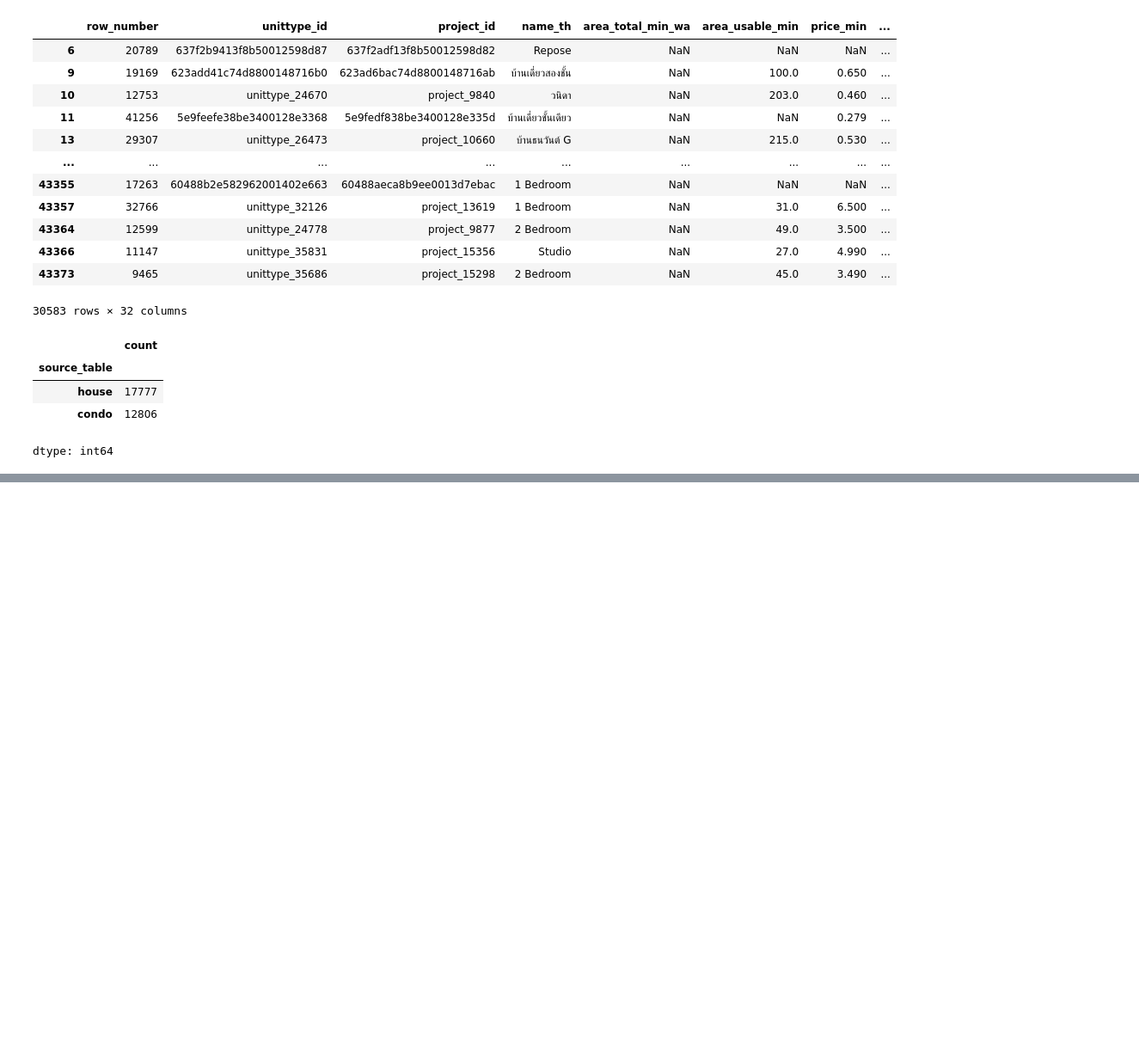
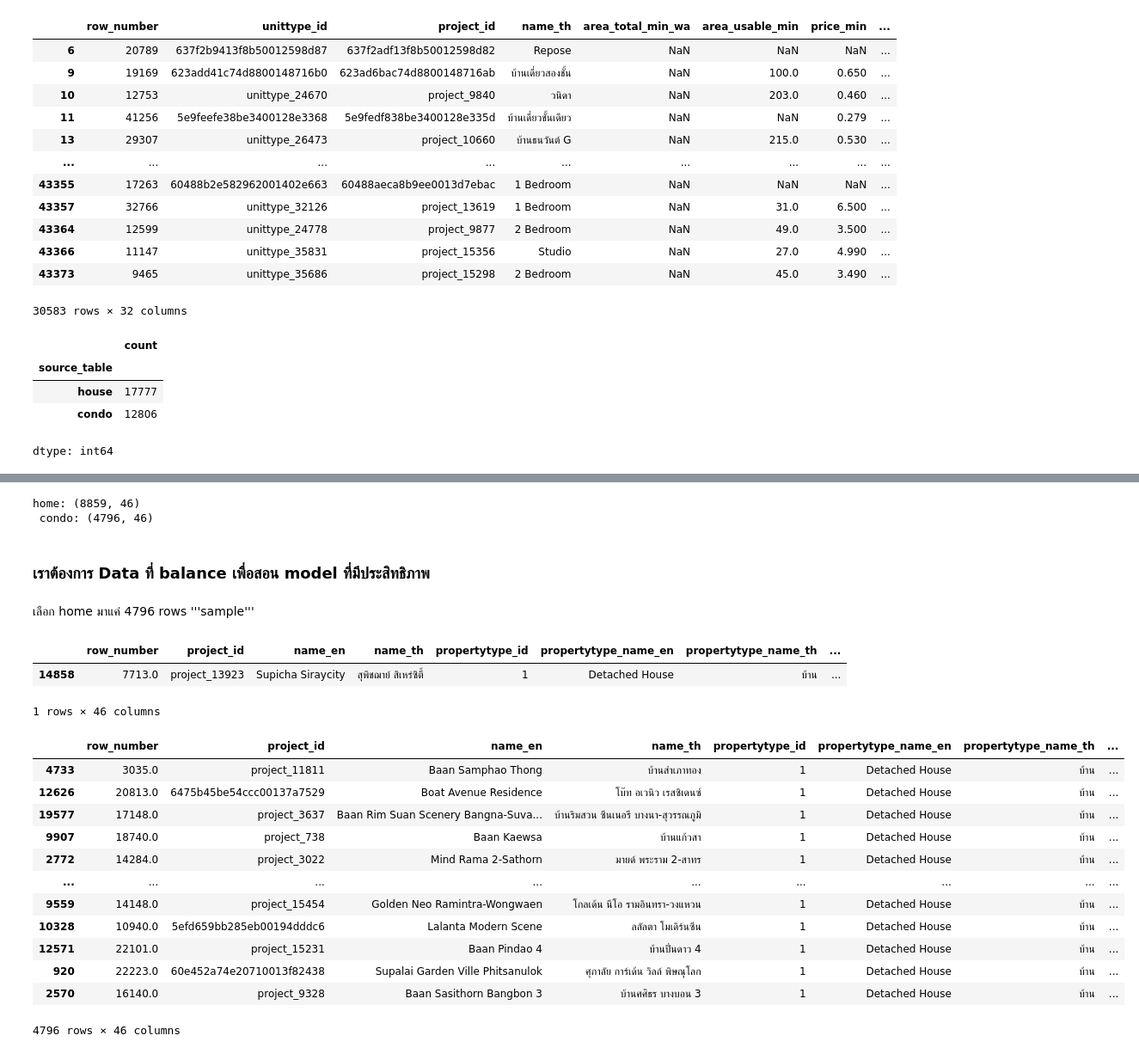
Before and after one commit to aoonging/BSC_DPDM2025, a Jupyter notebook: Ch3_Data_Preprocessing.ipynb, the cells around one changed output, grey strips where cells are left out. Shown at 86% size. Drawn from its saved outputs; the diff is of its cells as text; code cells hidden in the pictures; blank space fills up the shorter version.

```diff
--- a/Ch3_Data_Preprocessing.ipynb
+++ b/Ch3_Data_Preprocessing.ipynb
@@ -948,0 +967,3 @@ dtype: int64
+# %%
+project_df = pd.read_csv('/content/drive/MyDrive/data/Copy of opendata_project-2.csv')
+project_df.head()
@@ -948,0 +980,2 @@ dtype: int64
+# %%
+home = project_df[project_df['propertytype_name_th']=='บ้าน']
@@ -948,0 +984,31 @@ dtype: int64
+# %%
+print(f'home: {home.shape}\n condo: {condo.shape}')
+# %% [output]
+home: (8859, 46)
+ condo: (4796, 46)
+# %% [markdown]
+### เราต้องการ Data ที่ balance เพื่อสอน model ที่มีประสิทธิภาพ
+# %% [markdown]
+เลือก home มาแค่ 4796 rows '''sample'''
+# %%
+home.sample()
+# %% [output]
+|  | row_number | project_id | name_en | name_th | propertytype_id | propertytype_name_en | propertytype_name_th | ... |
+| 14858 | 7713.0 | project_13923 | Supicha Siraycity | สุพิชฌาย์ สิเหร่ซิตี้ | 1 | Detached House | บ้าน | ... |
+1 rows × 46 columns
+# %%
+home.sample(4796)
+# %% [output]
+|  | row_number | project_id | name_en | name_th | propertytype_id | propertytype_name_en | propertytype_name_th | ... |
+| 4733 | 3035.0 | project_11811 | Baan Samphao Thong | บ้านสำเภาทอง | 1 | Detached House | บ้าน | ... |
+| 12626 | 20813.0 | 6475b45be54ccc00137a7529 | Boat Avenue Residence | โบ๊ท อเวนิว เรสซิเดนซ์ | 1 | Detached House | บ้าน | ... |
+| 19577 | 17148.0 | project_3637 | Baan Rim Suan Scenery Bangna-Suva... | บ้านริมสวน ซีนเนอรี บางนา-สุวรรณภูมิ | 1 | Detached House | บ้าน | ... |
+| 9907 | 18740.0 | project_738 | Baan Kaewsa | บ้านแก้วสา | 1 | Detached House | บ้าน | ... |
+| 2772 | 14284.0 | project_3022 | Mind Rama 2-Sathorn | มายด์ พระราม 2-สาทร | 1 | Detached House | บ้าน | ... |
+| ... | ... | ... | ... | ... | ... | ... | ... | ... |
+| 9559 | 14148.0 | project_15454 | Golden Neo Ramintra-Wongwaen | โกลเด้น นีโอ รามอินทรา-วงแหวน | 1 | Detached House | บ้าน | ... |
+| 10328 | 10940.0 | 5efd659bb285eb00194dddc6 | Lalanta Modern Scene | ลลัลตา โมเดิร์นซีน | 1 | Detached House | บ้าน | ... |
+| 12571 | 22101.0 | project_15231 | Baan Pindao 4 | บ้านปิ่นดาว 4 | 1 | Detached House | บ้าน | ... |
+| 920 | 22223.0 | 60e452a74e20710013f82438 | Supalai Garden Ville Phitsanulok | ศุภาลัย การ์เด้น วิลล์ พิษณุโลก | 1 | Detached House | บ้าน | ... |
+| 2570 | 16140.0 | project_9328 | Baan Sasithorn Bangbon 3 | บ้านศศิธร บางบอน 3 | 1 | Detached House | บ้าน | ... |
+4796 rows × 46 columns
```
Also changed, not shown: parts of 18 cells of this notebook.
